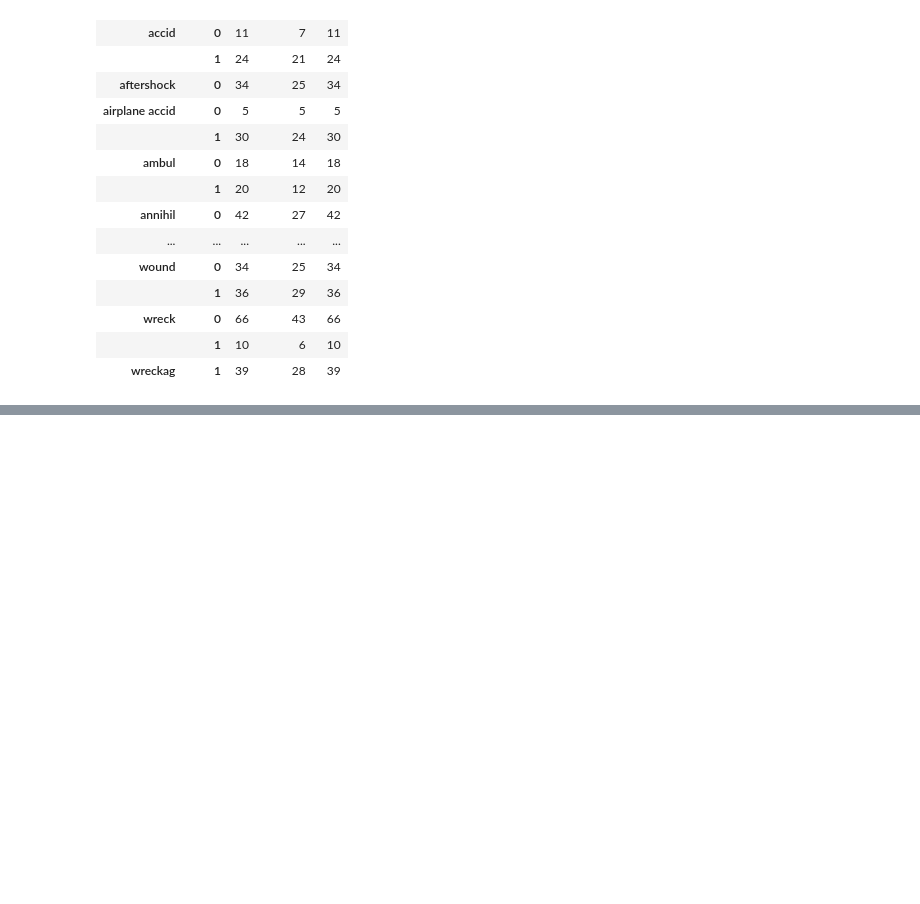
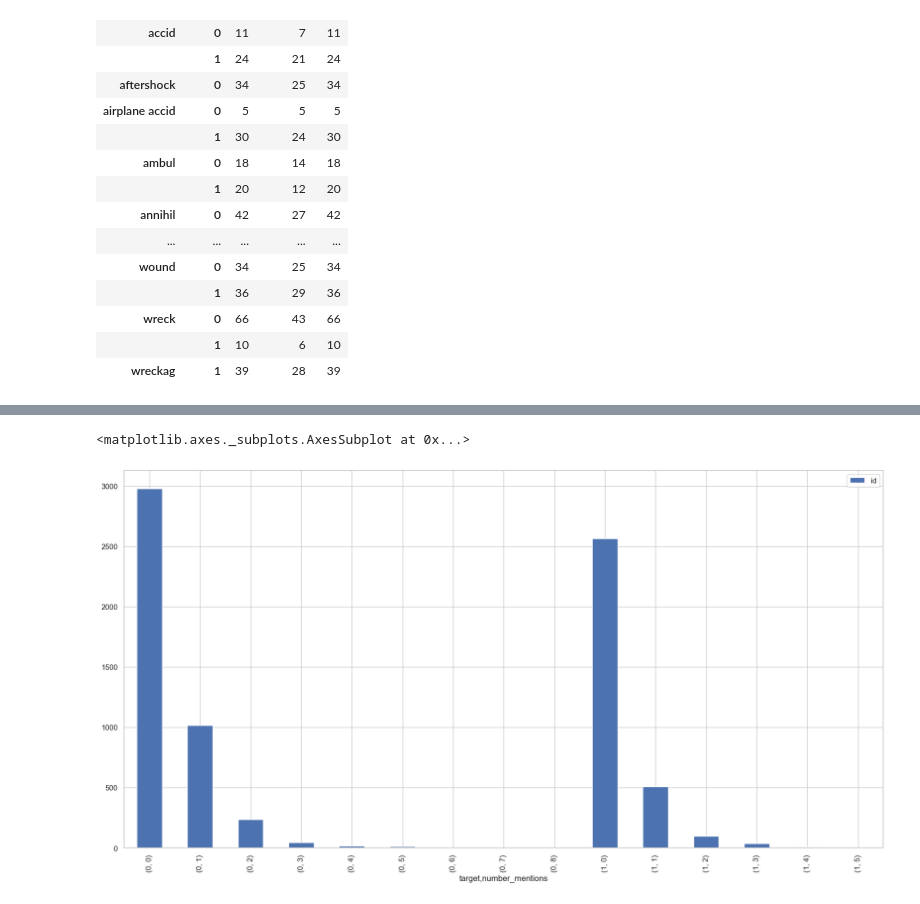
Before and after one commit to Filyank/Datavid-20, a Jupyter notebook: TP1-1c2020/TP1-fily.ipynb, the cells around one changed output, grey strips where cells are left out. Drawn from its saved outputs; the diff is of its cells as text; code cells hidden in the pictures; blank space fills up the shorter version.

```diff
--- a/TP1-1c2020/TP1-fily.ipynb
+++ b/TP1-1c2020/TP1-fily.ipynb
@@ -66,2 +68,11 @@ modified_locations_dataframe['location']=modified_locations_dataframe['location'
+# %%
+modified_locations_dataframe['text_htg']=modified_locations_dataframe['text'].apply(lambda x:re.findall(r"#(\w+)", x))
+modified_locations_dataframe['number_of_htg'] =modified_locations_dataframe['text_htg'].apply(lambda x: len(x))
+modified_locations_dataframe['text_mentions']=modified_locations_dataframe['text'].apply(lambda x:re.findall(r"@(\w+)", x))
+modified_locations_dataframe['number_mentions'] =modified_locations_dataframe['text_mentions'].apply(lambda x: len(x))
+modified_locations_dataframe.groupby(['target','number_mentions']).agg({'id':'count'}).plot(kind = 'bar')
+# %% [output]
+<matplotlib.axes._subplots.AxesSubplot at 0x...>
+[figure, added]
 # %%
 places_with_most_tweets = modified_locations_dataframe['location'].value_counts().reset_index()
```
Also changed, not shown: parts of 4 cells of this notebook.
